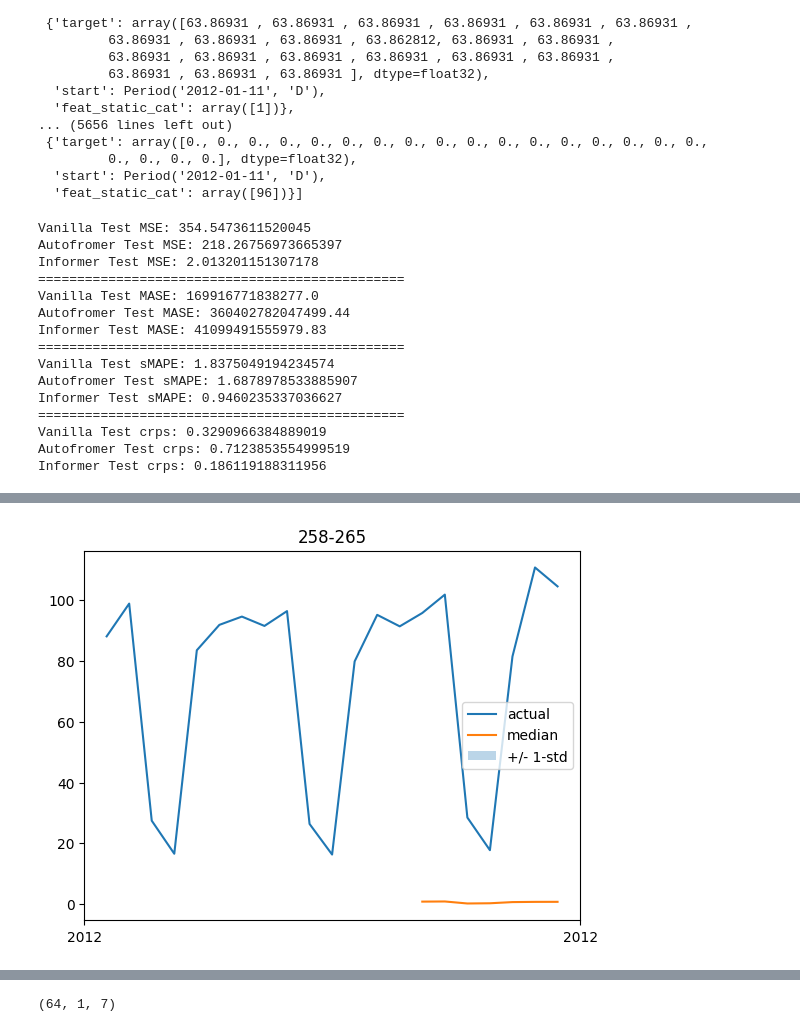
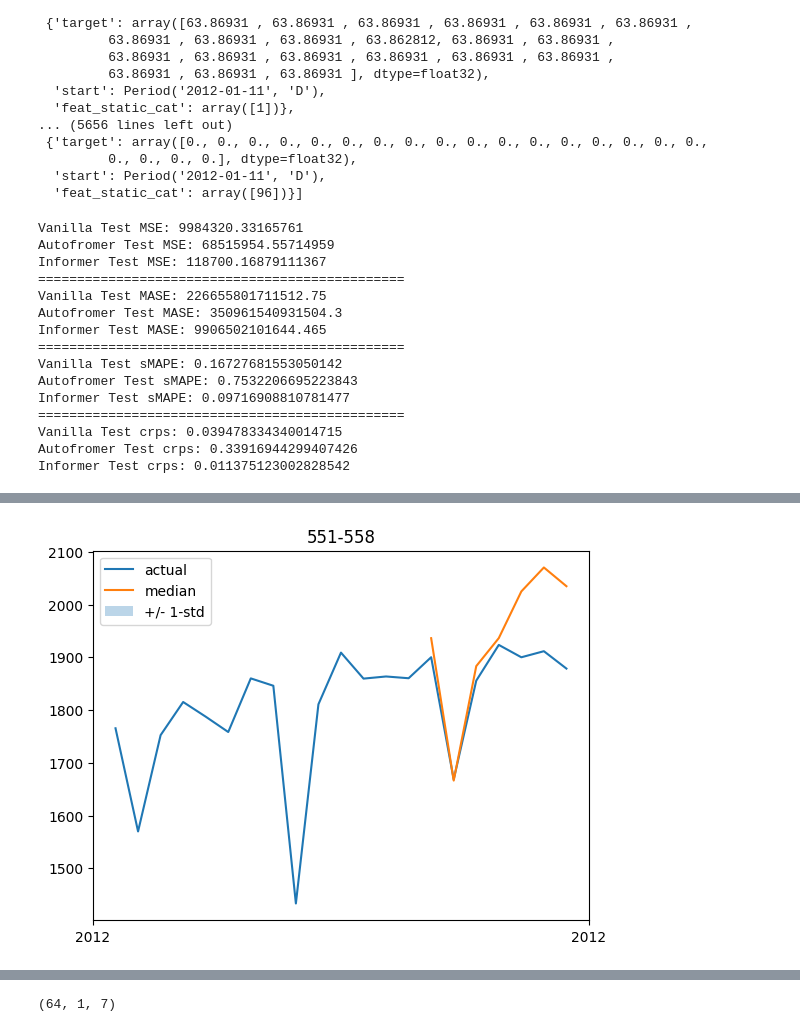
Before and after one commit to DenardYap/time-series-forecasting, a Jupyter notebook: src/playground/transformer_playground_electric.ipynb, the cells around one changed output, grey strips where cells are left out. Cells and saved outputs as stored; diff of their text form; code cells hidden in the pictures.

```diff
--- a/src/playground/transformer_playground_electric.ipynb
+++ b/src/playground/transformer_playground_electric.ipynb
@@ -1260,8 +1260,9 @@ for item_id, ts in enumerate(test_dataset):
             test_dataset[item_id]["target"][i] = 0
 # %%
 # Inverse scale the df back to its original values
+from copy import deepcopy
 
-df_scaled_no_nan = df_scaled.copy()
+df_scaled_no_nan = deepcopy(df_scaled)
 
 for i, column_name in enumerate(df_scaled_no_nan.columns):
     curSeries = df_scaled_no_nan[column_name].values.reshape(-1, 1)
@@ -1301,9 +1281,9 @@ def scale_independently(forecasts, offset):
             forecasts[i + j] = curScaler.inverse_transform(forecasts[i + j].reshape(-1, 1)).reshape(-1)
             # curList.append(np.array(vanilla_forecasts[i + j][0]))
 
-vanilla_forecasts_ev = vanilla_forecasts.copy()
-autoformer_forecasts_ev = autoformer_forecasts.copy()
-informer_forecasts_ev = informer_forecasts.copy()
+vanilla_forecasts_ev = deepcopy(vanilla_forecasts)
+autoformer_forecasts_ev = deepcopy(autoformer_forecasts)
+informer_forecasts_ev = deepcopy(informer_forecasts)
 scale_independently(vanilla_forecasts_ev, 125 - 28)
 scale_independently(autoformer_forecasts_ev, 125 - 28)
 scale_independently(informer_forecasts_ev, 125 - 28)
@@ -1444,5 +1443,4 @@ print(sum(l1dlinfm))
 # %%
-
 def scale_dataset(dataset):
     offset = len(dataset) // 10
 
@@ -1452,9 +1450,9 @@ def scale_dataset(dataset):
             # print(curScaler.inverse_transform(forecasts[i + j].reshape(-1, 1)).reshape(-1))
             dataset[i + j]["target"] = curScaler.inverse_transform(dataset[i + j]["target"].reshape(-1, 1)).reshape(-1)
             # curList.append(np.array(vanilla_forecasts[i + j][0]))
-train_dataset_ev = train_dataset
-val_dataset_ev = val_dataset
-test_dataset_ev = test_dataset
+train_dataset_ev = deepcopy(train_dataset)
+val_dataset_ev = deepcopy(val_dataset)
+test_dataset_ev = deepcopy(test_dataset)
 scale_dataset(train_dataset_ev)
 scale_dataset(val_dataset_ev)
 scale_dataset(test_dataset_ev)
@@ -1543,21 +1541,21 @@ print(f"Vanilla Test crps: {np.mean(crps_metrics)}")
 print(f"Autofromer Test crps: {np.mean(crps_metrics3)}")
 print(f"Informer Test crps: {np.mean(crps_metrics4)}")
 # %% [output]
-Vanilla Test MSE: 354.5473611520045
-Autofromer Test MSE: 218.26756973665397
-Informer Test MSE: 2.013201151307178
+Vanilla Test MSE: 9984320.33165761
+Autofromer Test MSE: 68515954.55714959
+Informer Test MSE: 118700.16879111367
 ===============================================
-Vanilla Test MASE: 169916771838277.0
-Autofromer Test MASE: 360402782047499.44
-Informer Test MASE: 41099491555979.83
+Vanilla Test MASE: 226655801711512.75
+Autofromer Test MASE: 350961540931504.3
+Informer Test MASE: 9906502101644.465
 ===============================================
-Vanilla Test sMAPE: 1.8375049194234574
-Autofromer Test sMAPE: 1.6878978533885907
-Informer Test sMAPE: 0.9460235337036627
+Vanilla Test sMAPE: 0.16727681553050142
+Autofromer Test sMAPE: 0.7532206695223843
+Informer Test sMAPE: 0.09716908810781477
 ===============================================
-Vanilla Test crps: 0.3290966384889019
-Autofromer Test crps: 0.7123853554999519
-Informer Test crps: 0.186119188311956
+Vanilla Test crps: 0.039478334340014715
+Autofromer Test crps: 0.33916944299407426
+Informer Test crps: 0.011375123002828542
 # %%
 import matplotlib.dates as mdates
 import random
@@ -1569,7 +1567,7 @@ def plot(ts_index, forecasts, save = False):
         periods=len(test_dataset_ev[ts_index][FieldName.TARGET]),
         freq=freq,
     ).to_timestamp()
-
+    index = index.to_numpy()
     # Major ticks every half year, minor ticks every month,
     ax.xaxis.set_major_locator(mdates.MonthLocator(bymonth=(1, 7)))
     ax.xaxis.set_minor_locator(mdates.MonthLocator())
@@ -1604,5 +1602,5 @@ def plot_randomly(forecasts):
     plot(random.randint(0, len(forecasts) - 1), forecasts)
 # %%
 
-plot_randomly(vanilla_forecasts)
+plot_randomly(vanilla_forecasts_ev)
 # %% [output]
@@ -1609,4 +1618,4 @@ plot_randomly(vanilla_forecasts)
-[figure, old version]
+[figure, new version]
 # %%
 # plot_randomly(vanilla_forecasts_ev)
 
```
Also changed, not shown: parts of 16 cells of this notebook, 11 other files.
